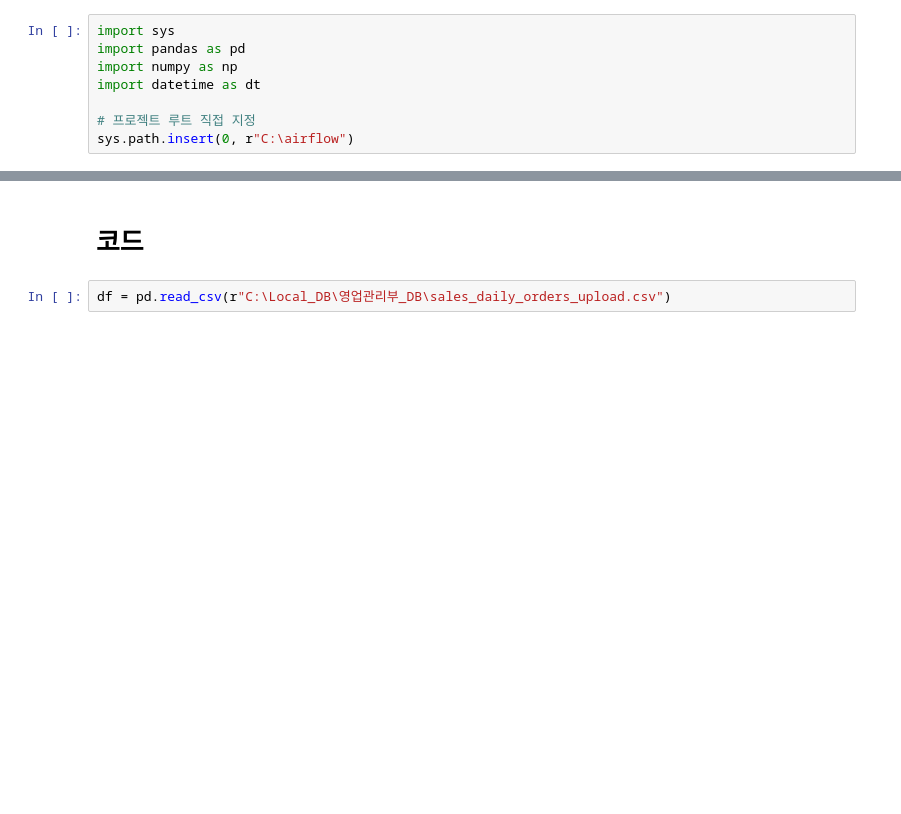
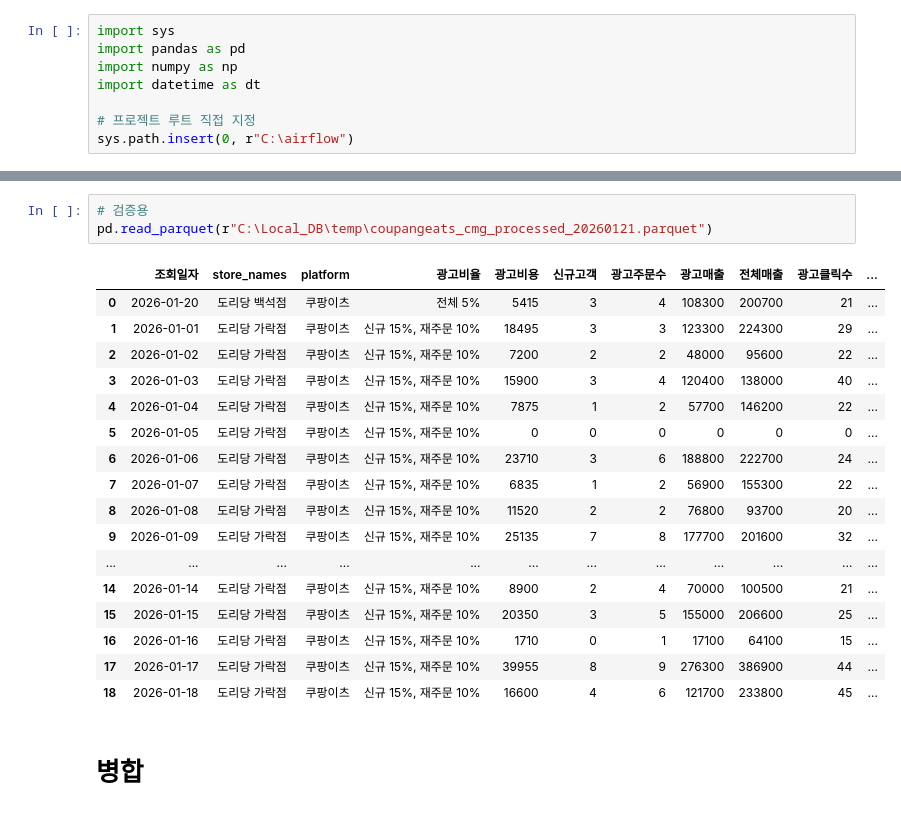
Before and after one commit to doridang001-lab/doridang_airflow, a Jupyter notebook: notebooks/019_영업_마케팅_전처리.ipynb, the cells around one changed output, grey strips where cells are left out. Cells and saved outputs as stored; diff of their text form; blank space fills up the shorter version.

```diff
--- a/notebooks/019_영업_마케팅_전처리.ipynb
+++ b/notebooks/019_영업_마케팅_전처리.ipynb
@@ -9,4 +156,23 @@ sys.path.insert(0, r"C:\airflow")
+# %%
+# 검증용
+pd.read_parquet(r"C:\Local_DB\temp\coupangeats_cmg_processed_20260121.parquet")
+# %% [output]
+|  | 조회일자 | store_names | platform | 광고비율 | 광고비용 | 신규고객 | 광고주문수 | 광고매출 | 전체매출 | 광고클릭수 | ... |
+| 0 | 2026-01-20 | 도리당 백석점 | 쿠팡이츠 | 전체 5% | 5415 | 3 | 4 | 108300 | 200700 | 21 | ... |
+| 1 | 2026-01-01 | 도리당 가락점 | 쿠팡이츠 | 신규 15%, 재주문 10% | 18495 | 3 | 3 | 123300 | 224300 | 29 | ... |
+| 2 | 2026-01-02 | 도리당 가락점 | 쿠팡이츠 | 신규 15%, 재주문 10% | 7200 | 2 | 2 | 48000 | 95600 | 22 | ... |
+| 3 | 2026-01-03 | 도리당 가락점 | 쿠팡이츠 | 신규 15%, 재주문 10% | 15900 | 3 | 4 | 120400 | 138000 | 40 | ... |
+| 4 | 2026-01-04 | 도리당 가락점 | 쿠팡이츠 | 신규 15%, 재주문 10% | 7875 | 1 | 2 | 57700 | 146200 | 22 | ... |
+| 5 | 2026-01-05 | 도리당 가락점 | 쿠팡이츠 | 신규 15%, 재주문 10% | 0 | 0 | 0 | 0 | 0 | 0 | ... |
+| 6 | 2026-01-06 | 도리당 가락점 | 쿠팡이츠 | 신규 15%, 재주문 10% | 23710 | 3 | 6 | 188800 | 222700 | 24 | ... |
+| 7 | 2026-01-07 | 도리당 가락점 | 쿠팡이츠 | 신규 15%, 재주문 10% | 6835 | 1 | 2 | 56900 | 155300 | 22 | ... |
+| 8 | 2026-01-08 | 도리당 가락점 | 쿠팡이츠 | 신규 15%, 재주문 10% | 11520 | 2 | 2 | 76800 | 93700 | 20 | ... |
+| 9 | 2026-01-09 | 도리당 가락점 | 쿠팡이츠 | 신규 15%, 재주문 10% | 25135 | 7 | 8 | 177700 | 201600 | 32 | ... |
+| ... | ... | ... | ... | ... | ... | ... | ... | ... | ... | ... | ... |
+| 14 | 2026-01-14 | 도리당 가락점 | 쿠팡이츠 | 신규 15%, 재주문 10% | 8900 | 2 | 4 | 70000 | 100500 | 21 | ... |
+| 15 | 2026-01-15 | 도리당 가락점 | 쿠팡이츠 | 신규 15%, 재주문 10% | 20350 | 3 | 5 | 155000 | 206600 | 25 | ... |
+| 16 | 2026-01-16 | 도리당 가락점 | 쿠팡이츠 | 신규 15%, 재주문 10% | 1710 | 0 | 1 | 17100 | 64100 | 15 | ... |
+| 17 | 2026-01-17 | 도리당 가락점 | 쿠팡이츠 | 신규 15%, 재주문 10% | 39955 | 8 | 9 | 276300 | 386900 | 44 | ... |
+| 18 | 2026-01-18 | 도리당 가락점 | 쿠팡이츠 | 신규 15%, 재주문 10% | 16600 | 4 | 6 | 121700 | 233800 | 45 | ... |
 # %% [markdown]
-# 코드
+# 병합
-# %%
-df = pd.read_csv(r"C:\Local_DB\영업관리부_DB\sales_daily_orders_upload.csv")
```
Also changed, not shown: parts of 34 cells of this notebook, 8 other files.
